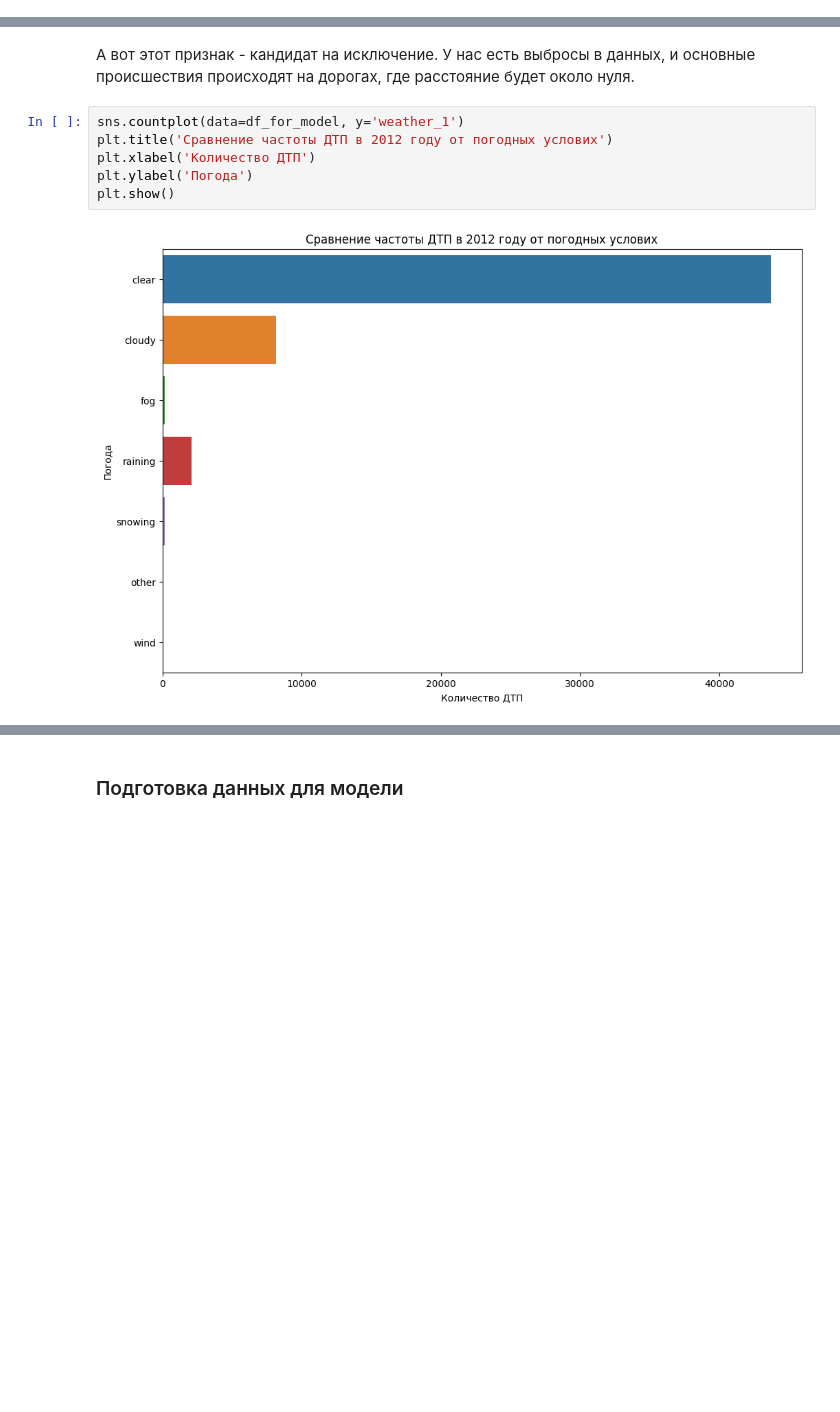
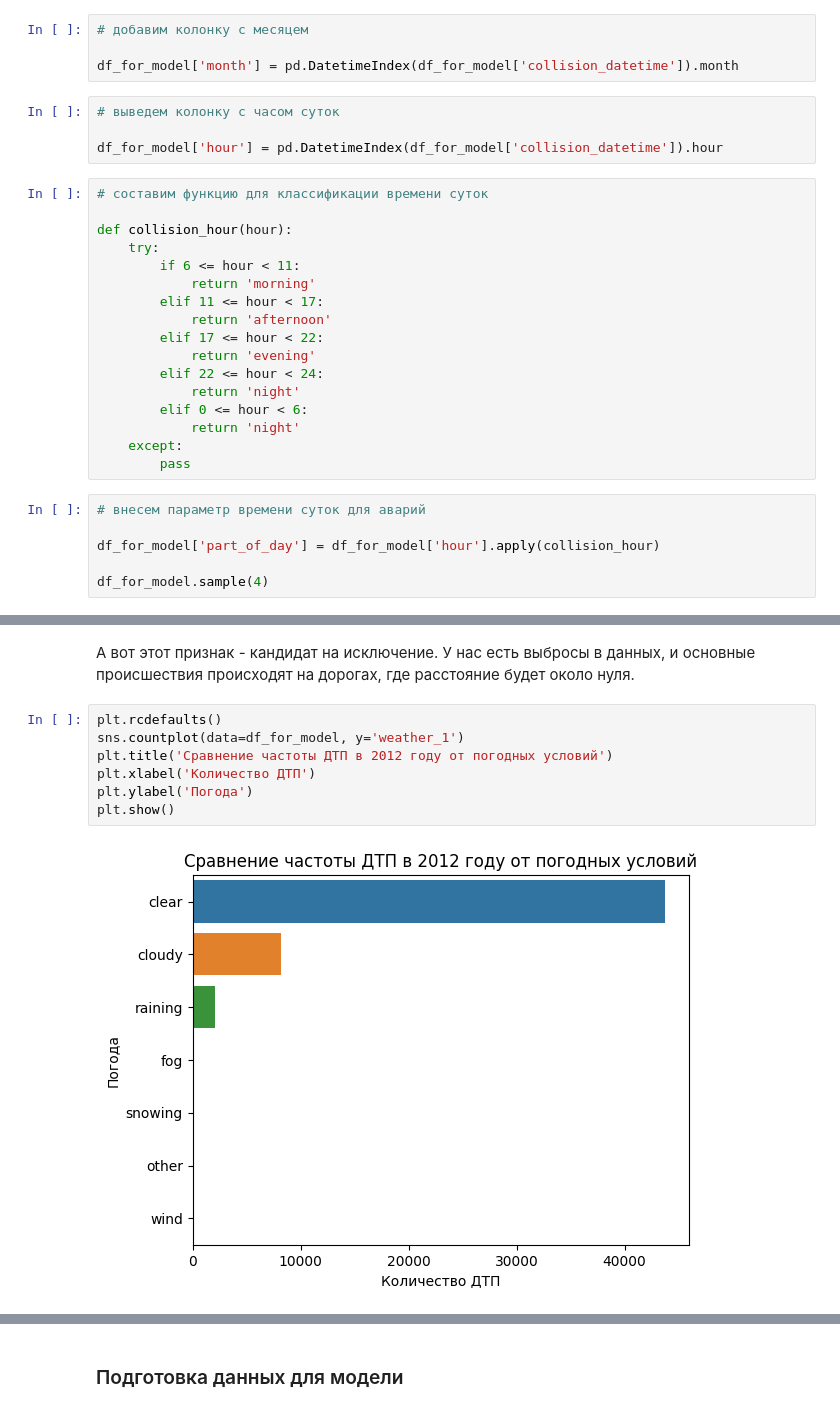
Before and after one commit to BelkaBoguto/pj_15, a Jupyter notebook: sborniy_boguto_v1.ipynb, the cells around one changed output, grey strips where cells are left out. Cells and saved outputs as stored; diff of their text form; blank space fills up the shorter version.

```diff
--- a/sborniy_boguto_v1.ipynb
+++ b/sborniy_boguto_v1.ipynb
@@ -1272 +1349,32 @@ collision_datetime              0.153982
 dtype: float64
+# %%
+# добавим колонку с месяцем
+
+df_for_model['month'] = pd.DatetimeIndex(df_for_model['collision_datetime']).month
+# %%
+# выведем колонку с часом суток
+
+df_for_model['hour'] = pd.DatetimeIndex(df_for_model['collision_datetime']).hour
+# %%
+# составим функцию для классификации времени суток
+
+def collision_hour(hour):
+    try:
+        if 6 <= hour < 11:
+            return 'morning'
+        elif 11 <= hour < 17:
+            return 'afternoon'
+        elif 17 <= hour < 22:
+            return 'evening'
+        elif 22 <= hour < 24:
+            return 'night'
+        elif 0 <= hour < 6:
+            return 'night'
+    except:
+        pass
+# %%
+# внесем параметр времени суток для аварий
+
+df_for_model['part_of_day'] = df_for_model['hour'].apply(collision_hour)
+
+df_for_model.sample(4)
@@ -1293,11 +1431,12 @@ plt.show()
 # %% [markdown]
 А вот этот признак - кандидат на исключение. У нас есть выбросы в данных, и основные происшествия происходят на дорогах, где расстояние будет около нуля.
 # %%
+plt.rcdefaults()
 sns.countplot(data=df_for_model, y='weather_1')
-plt.title('Сравнение частоты ДТП в 2012 году от погодных услових')
+plt.title('Сравнение частоты ДТП в 2012 году от погодных условий')
 plt.xlabel('Количество ДТП')
 plt.ylabel('Погода')
 plt.show()
 # %% [output]
-[figure, old version]
+[figure, new version]
 # %% [markdown]
```
Also changed, not shown: parts of 142 cells of this notebook, 1 other file.
